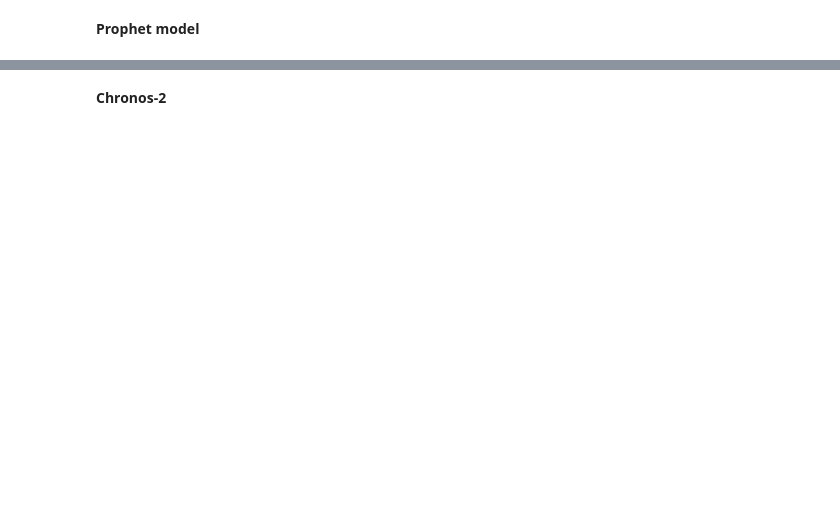
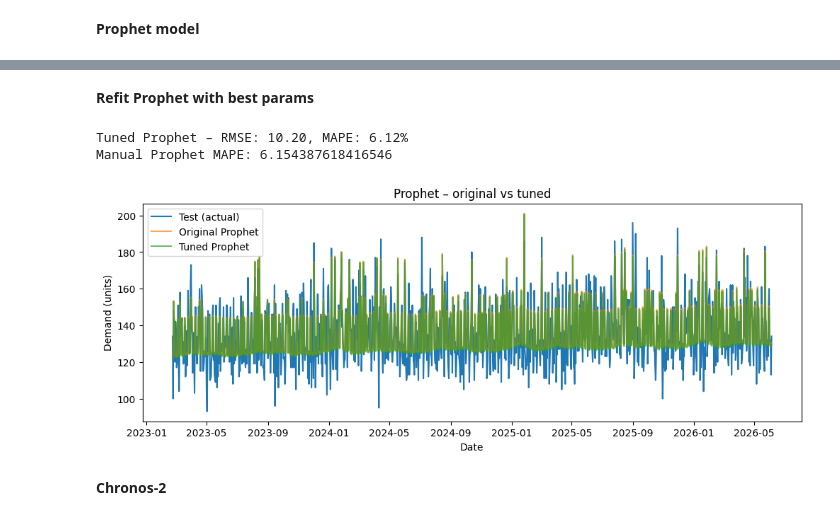
Before and after one commit to Sarathchandrrra/supply-chain-demand-forecasting-chronos-prophet-sarimax, a Jupyter notebook: Chronos_vs_Prophet_vs_Statsmodels_on_Supply_Chain_Demand.ipynb, the cells around one changed output, grey strips where cells are left out. Drawn from its saved outputs; the diff is of its cells as text; code cells hidden in the pictures; blank space fills up the shorter version.

```diff
--- a/Chronos_vs_Prophet_vs_Statsmodels_on_Supply_Chain_Demand.ipynb
+++ b/Chronos_vs_Prophet_vs_Statsmodels_on_Supply_Chain_Demand.ipynb
@@ -202,3 +387,44 @@ plt.show()
+# %% [markdown]
+**Refit Prophet with best params**
+# %%
+best_p = study_prophet.best_params
+
+m_best_prophet = Prophet(
+    yearly_seasonality=True,
+    weekly_seasonality=True,
+    daily_seasonality=False,
+    changepoint_prior_scale=best_p["changepoint_prior_scale"],
+    seasonality_prior_scale=best_p["seasonality_prior_scale"],
+    seasonality_mode=best_p["seasonality_mode"],
+)
+m_best_prophet.add_regressor("promo_flag")
+m_best_prophet.add_regressor("holiday_flag")
+
+m_best_prophet.fit(train_p[["ds", "y", "promo_flag", "holiday_flag"]])
+
+future = test_p[["ds", "promo_flag", "holiday_flag"]].copy()
+forecast_best = m_best_prophet.predict(future)
+prophet_best_pred = forecast_best["yhat"].values
+
+prophet_best_rmse = rmse(y_test, prophet_best_pred)
+prophet_best_mape = mape(y_test, prophet_best_pred)
+
+print(f"Tuned Prophet – RMSE: {prophet_best_rmse:.2f}, MAPE: {prophet_best_mape:.2f}%")
+print("Manual Prophet MAPE:", prophet_mape)
+
+plt.figure(figsize=(12, 4))
+plt.plot(test.index, test["y"], label="Test (actual)")
+plt.plot(test.index, prophet_pred, label="Original Prophet", alpha=0.7)
+plt.plot(test.index, prophet_best_pred, label="Tuned Prophet", alpha=0.7)
+plt.title("Prophet – original vs tuned")
+plt.xlabel("Date")
+plt.ylabel("Demand (units)")
+plt.legend()
+plt.show()
+# %% [output]
+Tuned Prophet – RMSE: 10.20, MAPE: 6.12%
+Manual Prophet MAPE: 6.154387618416546
+[figure, added]
 # %% [markdown]
 **Chronos-2**
 # %%
```
Also changed, not shown: parts of 14 cells of this notebook.
